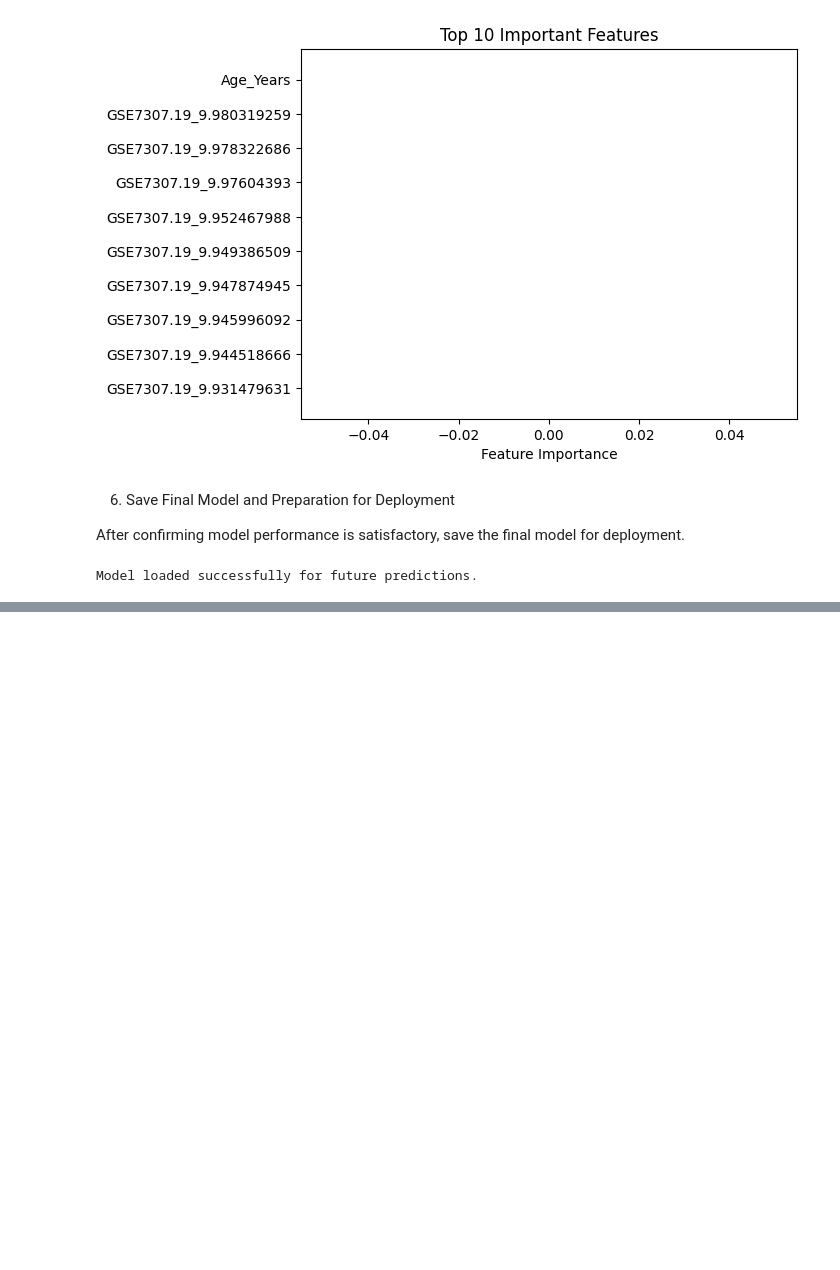
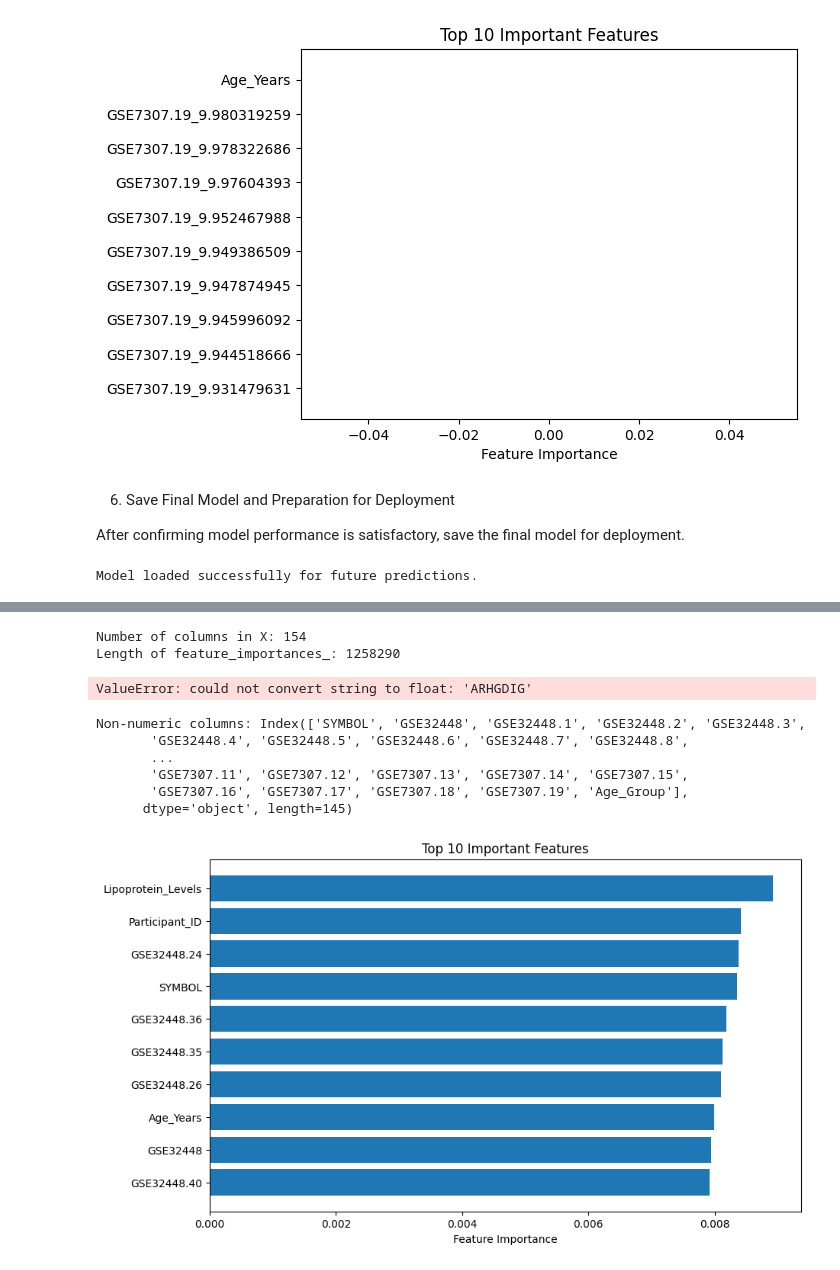
Before and after one commit to marionmacha/Cancer-predictive-model, a Jupyter notebook: Final_notebook(3)(2).ipynb, the cells around one changed output, grey strips where cells are left out. Drawn from its saved outputs; the diff is of its cells as text; code cells hidden in the pictures; blank space fills up the shorter version.

```diff
--- a/Final_notebook(3)(2).ipynb
+++ b/Final_notebook(3)(2).ipynb
@@ -1551,0 +1591,73 @@ plt.show()
+# %%
+# Check dimensions for debugging
+print(f"Number of columns in X: {X.shape[1]}")
+print(f"Length of feature_importances_: {len(clf.feature_importances_)}")
+
+# If mismatch persists, retrain the model to ensure alignment
+from sklearn.ensemble import RandomForestClassifier
+
+# Retrain the classifier with the correct feature set
+clf = RandomForestClassifier(random_state=42)
+clf.fit(X, y)  # Ensure `y` is correctly defined as your target variable
+
+# Now we should have matching dimensions, proceed with the plotting
+feature_importances = clf.feature_importances_
+sorted_idx = np.argsort(feature_importances)[-10:]  # Top 10 features
+
+plt.figure(figsize=(8, 6))
+plt.barh(X.columns[sorted_idx], feature_importances[sorted_idx])
+plt.xlabel("Feature Importance")
+plt.title("Top 10 Important Features")
+plt.show()
+# %% [output]
+Number of columns in X: 154
+Length of feature_importances_: 1258290
+ValueError: could not convert string to float: 'ARHGDIG'
+# %%
+import pandas as pd
+import numpy as np
+from sklearn.ensemble import RandomForestClassifier
+from sklearn.preprocessing import LabelEncoder
+import matplotlib.pyplot as plt
+
+# Ensure these columns are in the feature matrix (add any remaining features as needed)
+relevant_features = ['Lipoprotein_Levels', 'Glycohemoglobin_Levels', 'High_Sensitivity_CRP', 'Age_Years']
+list_of_other_features = [col for col in merged_data.columns if col not in relevant_features + ['Gillison_Classification']]
+X = merged_data[relevant_features + list_of_other_features]
+y = merged_data['Gillison_Classification']  # Define your target variable
+
+# Step 1: Identify Non-Numeric Columns
+non_numeric_columns = X.select_dtypes(include=['object']).columns
+print("Non-numeric columns:", non_numeric_columns)
+
+# Step 2: Handle Non-Numeric Columns
+# Option A: Encode Categorical Variables
+for col in non_numeric_columns:
+    le = LabelEncoder()
+    X[col] = le.fit_transform(X[col].astype(str))  # Convert to string to handle NaNs if any
+
+# Alternatively, use one-hot encoding if categorical
+# X = pd.get_dummies(X, columns=non_numeric_columns)
+
+# Step 3: Ensure all columns are numeric and train the model
+clf = RandomForestClassifier(random_state=42)
+clf.fit(X, y)
+
+# Step 4: Check Feature Importances
+feature_importances = clf.feature_importances_
+sorted_idx = np.argsort(feature_importances)[-10:]  # Top 10 features
+
+# Plot the feature importances
+plt.figure(figsize=(10, 6))
+plt.barh(X.columns[sorted_idx], feature_importances[sorted_idx])
+plt.xlabel("Feature Importance")
+plt.title("Top 10 Important Features")
+plt.show()
+# %% [output]
+Non-numeric columns: Index(['SYMBOL', 'GSE32448', 'GSE32448.1', 'GSE32448.2', 'GSE32448.3',
+       'GSE32448.4', 'GSE32448.5', 'GSE32448.6', 'GSE32448.7', 'GSE32448.8',
+       ...
+       'GSE7307.11', 'GSE7307.12', 'GSE7307.13', 'GSE7307.14', 'GSE7307.15',
+       'GSE7307.16', 'GSE7307.17', 'GSE7307.18', 'GSE7307.19', 'Age_Group'],
+      dtype='object', length=145)
+[figure, added]
```
Also changed, not shown: parts of 3 cells of this notebook.
